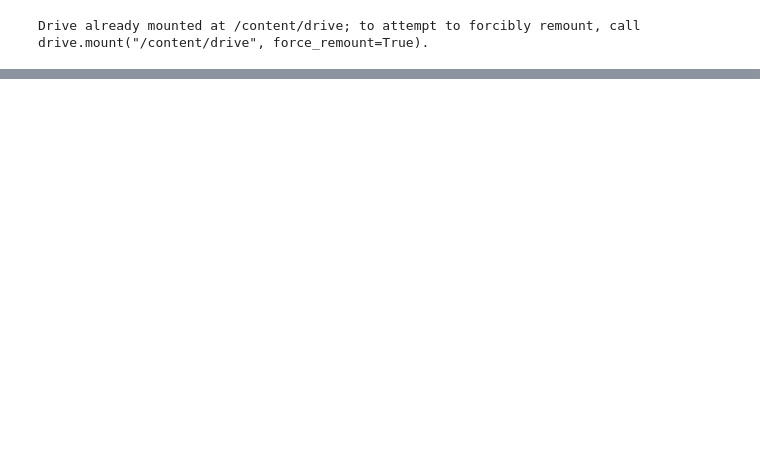
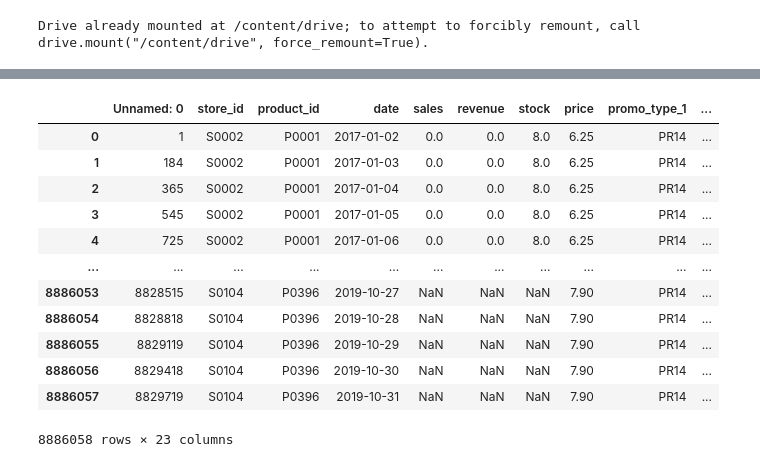
Before and after one commit to Covic/P2ISLA_2023_G_AnDaVa, a Jupyter notebook: ProjetoIIA.ipynb, the cells around one changed output, grey strips where cells are left out. Drawn from its saved outputs; the diff is of its cells as text; code cells hidden in the pictures; blank space fills up the shorter version.

```diff
--- a/ProjetoIIA.ipynb
+++ b/ProjetoIIA.ipynb
@@ -2,0 +14,11 @@
+# %%
+#Le url do drive
+#csv cities
+file_id_cities = '1w4RTI9tqUBXFOawQUvhkpPZ0Ie6m1Zl3'
+url_cities = f'https://drive.google.com/uc?id={file_id_cities}'
+cities = pd.read_csv(url_cities)
+
+#csv product
+file_id_product = '1wQSI6rSeapiPrPn4tQkJUsmMABptTiIn'
+url_product = f'https://drive.google.com/uc?id={file_id_product}'
+product = pd.read_csv(url_product)
@@ -28,0 +82,16 @@ print(df.head())
+# %%
+df
+# %% [output]
+|  | Unnamed: 0 | store_id | product_id | date | sales | revenue | stock | price | promo_type_1 | ... |
+| 0 | 1 | S0002 | P0001 | 2017-01-02 | 0.0 | 0.0 | 8.0 | 6.25 | PR14 | ... |
+| 1 | 184 | S0002 | P0001 | 2017-01-03 | 0.0 | 0.0 | 8.0 | 6.25 | PR14 | ... |
+| 2 | 365 | S0002 | P0001 | 2017-01-04 | 0.0 | 0.0 | 8.0 | 6.25 | PR14 | ... |
+| 3 | 545 | S0002 | P0001 | 2017-01-05 | 0.0 | 0.0 | 8.0 | 6.25 | PR14 | ... |
+| 4 | 725 | S0002 | P0001 | 2017-01-06 | 0.0 | 0.0 | 8.0 | 6.25 | PR14 | ... |
+| ... | ... | ... | ... | ... | ... | ... | ... | ... | ... | ... |
+| 8886053 | 8828515 | S0104 | P0396 | 2019-10-27 | NaN | NaN | NaN | 7.90 | PR14 | ... |
+| 8886054 | 8828818 | S0104 | P0396 | 2019-10-28 | NaN | NaN | NaN | 7.90 | PR14 | ... |
+| 8886055 | 8829119 | S0104 | P0396 | 2019-10-29 | NaN | NaN | NaN | 7.90 | PR14 | ... |
+| 8886056 | 8829418 | S0104 | P0396 | 2019-10-30 | NaN | NaN | NaN | 7.90 | PR14 | ... |
+| 8886057 | 8829719 | S0104 | P0396 | 2019-10-31 | NaN | NaN | NaN | 7.90 | PR14 | ... |
+8886058 rows × 23 columns
```
Also changed, not shown: parts of 11 cells of this notebook.
